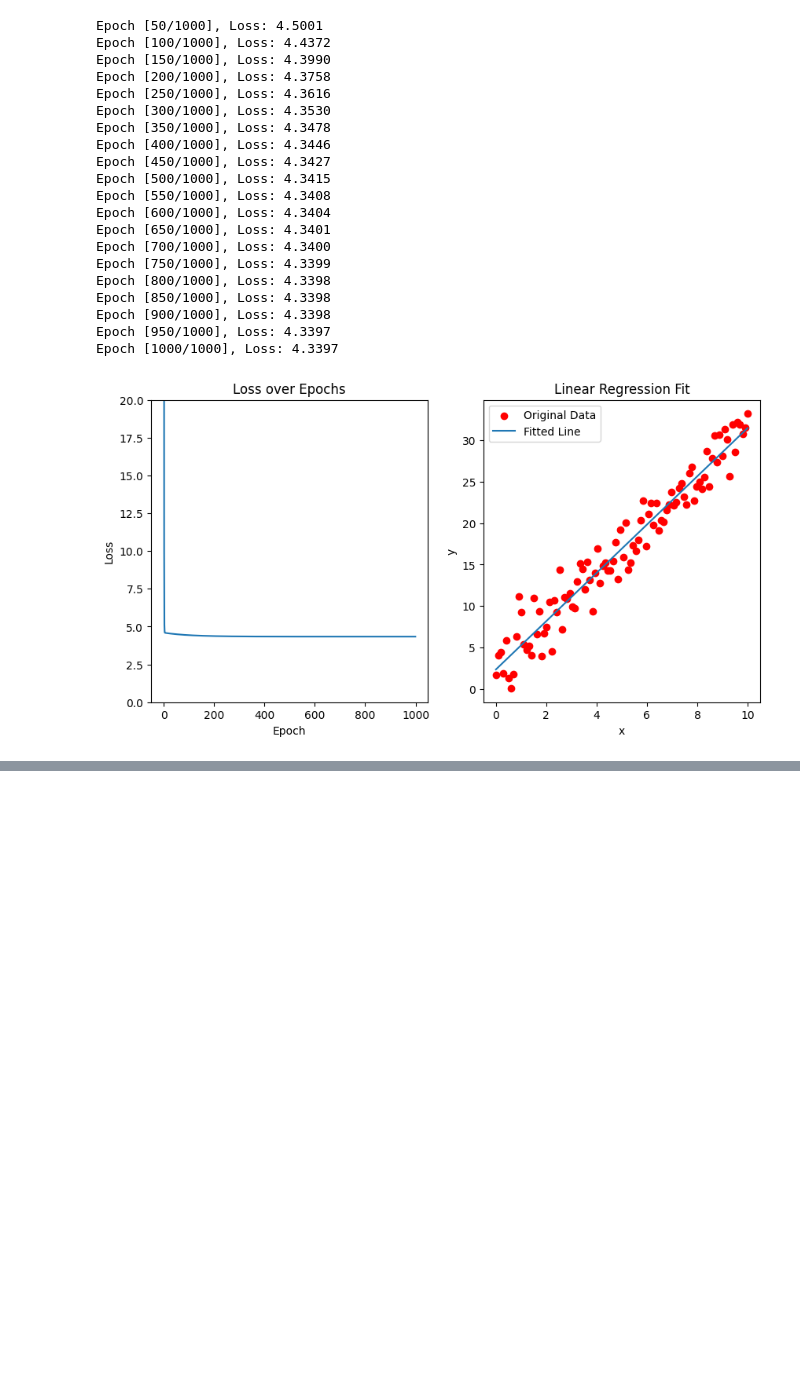
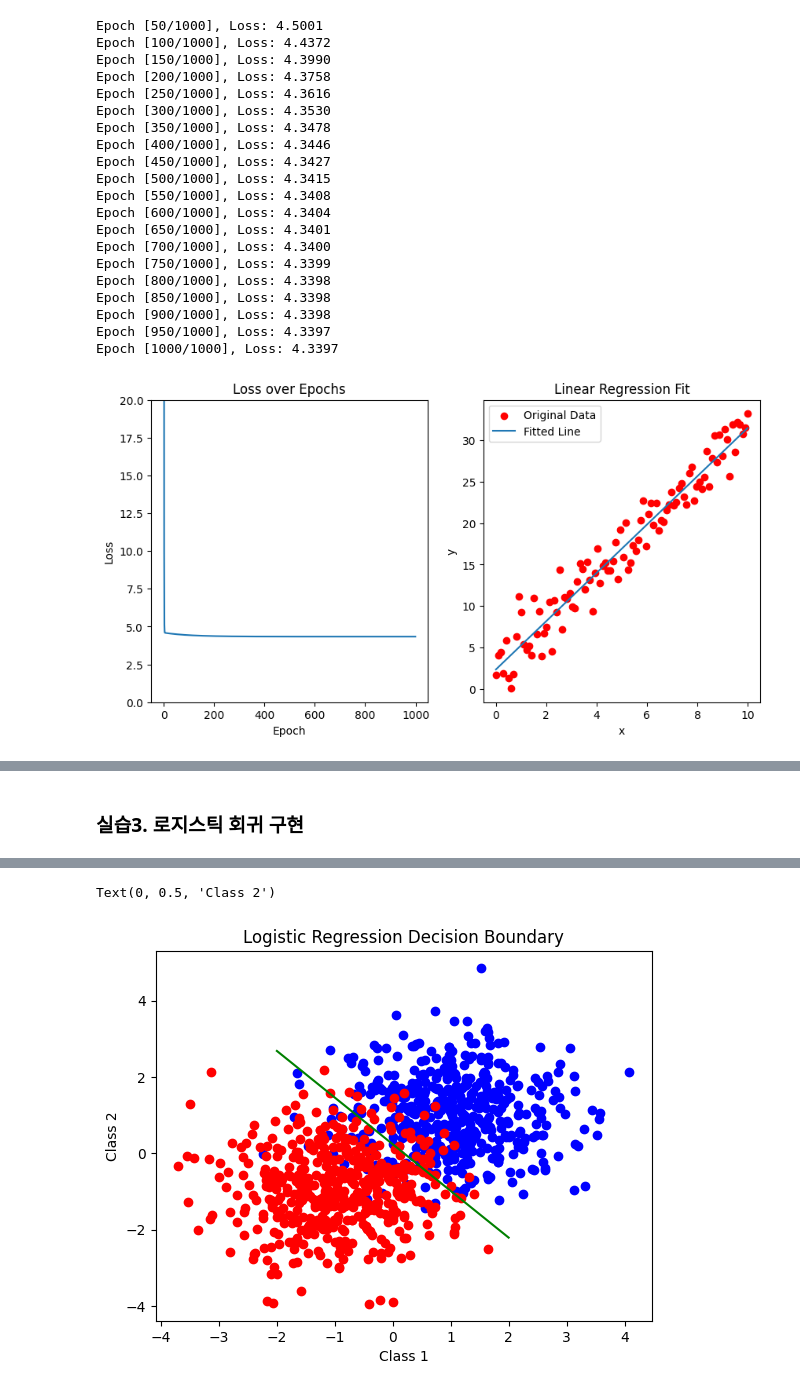
Before and after one commit to wonjae11/AI_TEST, a Jupyter notebook: 04_autograd.ipynb, the cells around one changed output, grey strips where cells are left out. Drawn from its saved outputs; the diff is of its cells as text; code cells hidden in the pictures; blank space fills up the shorter version.

```diff
--- a/04_autograd.ipynb
+++ b/04_autograd.ipynb
@@ -167,0 +261,77 @@ Epoch [1000/1000], Loss: 4.3397
+# %% [markdown]
+### 실습3. 로지스틱 회귀 구현
+# %%
+import torch
+import torch.nn as nn
+import torch.optim as optim
+import numpy as np
+import matplotlib.pyplot as plt
+
+# 1. 데이터 정의
+np.random.seed(42)
+num_samples = 500
+
+# 1-1. class 1 데이터 생성
+mean_1 = np.array([1.0, 1.0])
+cov_1 = np.array([[1, 0], [0, 1]])
+data_1 = np.random.multivariate_normal(mean_1, cov_1, num_samples)
+
+# 1-2. class 0 데이터 생성
+mean_2 = np.array([-1.0, -1.0])
+cov_2 = np.array([[1, 0], [0, 1]])
+data_2 = np.random.multivariate_normal(mean_2, cov_2, num_samples)
+
+# 데이터 병합
+data = np.vstack((data_1, data_2))
+data = torch.from_numpy(data).float()  # float32로 변환
+
+# 레이블 생성
+labels = np.ones(num_samples * 2)
+labels[num_samples:] = 0
+labels = torch.from_numpy(labels).view(-1, 1).float()  # float32로 변환
+
+# 2. 모델 정의
+class LogisticRegression(nn.Module):
+    def __init__(self, input_dim, output_dim):
+        super(LogisticRegression, self).__init__()
+        self.linear = nn.Linear(input_dim, output_dim)
+
+    def forward(self, x):
+        out = self.linear(x)
+        out = torch.sigmoid(out)  # 시그모이드 활성화 함수
+        return out
+
+model = LogisticRegression(2, 1)
+
+# 3. 손실 함수와 최적화 알고리즘 설정
+loss_fn = nn.BCELoss()  # Binary Cross Entropy Loss
+optimizer = optim.SGD(model.parameters(), lr=0.01)
+epochs = 1000
+losses = []
+
+# 4. 학습 반복
+for epoch in range(epochs):
+    optimizer.zero_grad()  # 기울기 초기화
+    outputs = model(data)  # 모델 예측값
+    loss = loss_fn(outputs, labels)  # 손실 계산
+    loss.backward()  # 역전파
+    optimizer.step()  # 가중치 업데이트
+
+    losses.append(loss.item())  # 손실값 기록
+
+    if (epoch + 1) % 100 == 0:
+        print(f'Epoch [{epoch + 1}/{epochs}], Loss: {loss.item():.4f}')
+
+# 5. 결과 시각화
+w = model.linear.weight.data.numpy()
+b = model.linear.bias.data.numpy()
+
+x_plot = np.array([-2, 2])
+y_plot = -b - w[0, 0] * x_plot / w[0, 1]
+plt.plot(x_plot, y_plot, color='g', label='Decision boundary')
+plt.scatter(data[:num_samples, 0], data[:num_samples, 1], color='b', label='Class 1')
+plt.scatter(data[num_samples:, 0], data[num_samples:, 1], color='r', label='Class 0')
+plt.title('Logistic Regression Decision Boundary')
+plt.xlabel('Class 1')
+plt.ylabel('Class 2')
+# %% [output]
@@ -167,0 +348,2 @@ Epoch [1000/1000], Loss: 4.3397
+Text(0, 0.5, 'Class 2')
+[figure, added]
```
Also changed, not shown: parts of 9 cells of this notebook.
